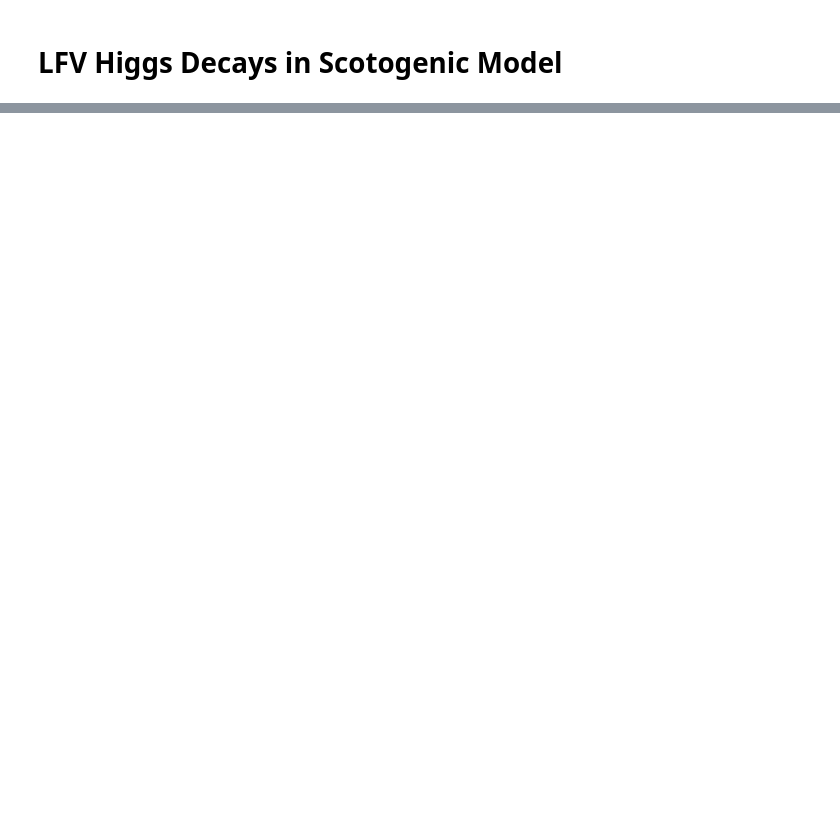
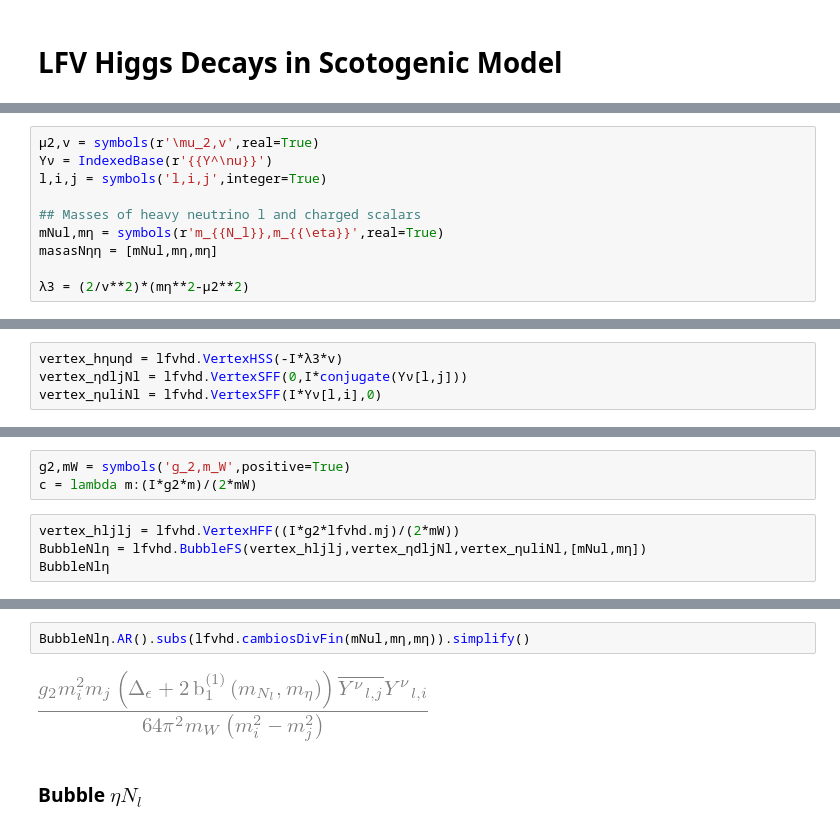
Before and after one commit to moiseszeleny/OneLoopLFVHD, a Jupyter notebook: Examples/Scotogenic Model/Heavy neutrino contribution.ipynb, the cells around one changed output, grey strips where cells are left out. Cells and saved outputs as stored; diff of their text form; blank space fills up the shorter version.

Commit message:
Adding examples and neutrino.py
I've added scotogenic model and seesaw model, and neutrinos.py file.

```diff
--- a/Examples/Scotogenic Model/Heavy neutrino contribution.ipynb
+++ b/Examples/Scotogenic Model/Heavy neutrino contribution.ipynb
@@ -85,0 +97,10 @@ All right LFVHDFeynGv2
+# %%
+μ2,v = symbols(r'\mu_2,v',real=True)
+Yν = IndexedBase(r'{{Y^\nu}}')
+l,i,j = symbols('l,i,j',integer=True)
+
+## Masses of heavy neutrino l and charged scalars
+mNul,mη = symbols(r'm_{{N_l}},m_{{\eta}}',real=True)
+masasNηη = [mNul,mη,mη]
+
+λ3 = (2/v**2)*(mη**2-μ2**2)
@@ -85,0 +109,4 @@ All right LFVHDFeynGv2
+# %%
+vertex_hηuηd = lfvhd.VertexHSS(-I*λ3*v)
+vertex_ηdljNl = lfvhd.VertexSFF(0,I*conjugate(Yν[l,j]))
+vertex_ηuliNl = lfvhd.VertexSFF(I*Yν[l,i],0)
@@ -85,0 +131,7 @@ All right LFVHDFeynGv2
+# %%
+g2,mW = symbols('g_2,m_W',positive=True)
+c = lambda m:(I*g2*m)/(2*mW)
+# %%
+vertex_hljlj = lfvhd.VertexHFF((I*g2*lfvhd.mj)/(2*mW))
+BubbleNlη = lfvhd.BubbleFS(vertex_hljlj,vertex_ηdljNl,vertex_ηuliNl,[mNul,mη])
+BubbleNlη
@@ -85,0 +144,6 @@ All right LFVHDFeynGv2
+# %%
+BubbleNlη.AR().subs(lfvhd.cambiosDivFin(mNul,mη,mη)).simplify()
+# %% [output]
+[figure, added]
+# %% [markdown]
+### Bubble $\eta N_l$
```
Also changed, not shown: parts of 25 cells of this notebook, 5 other files.
